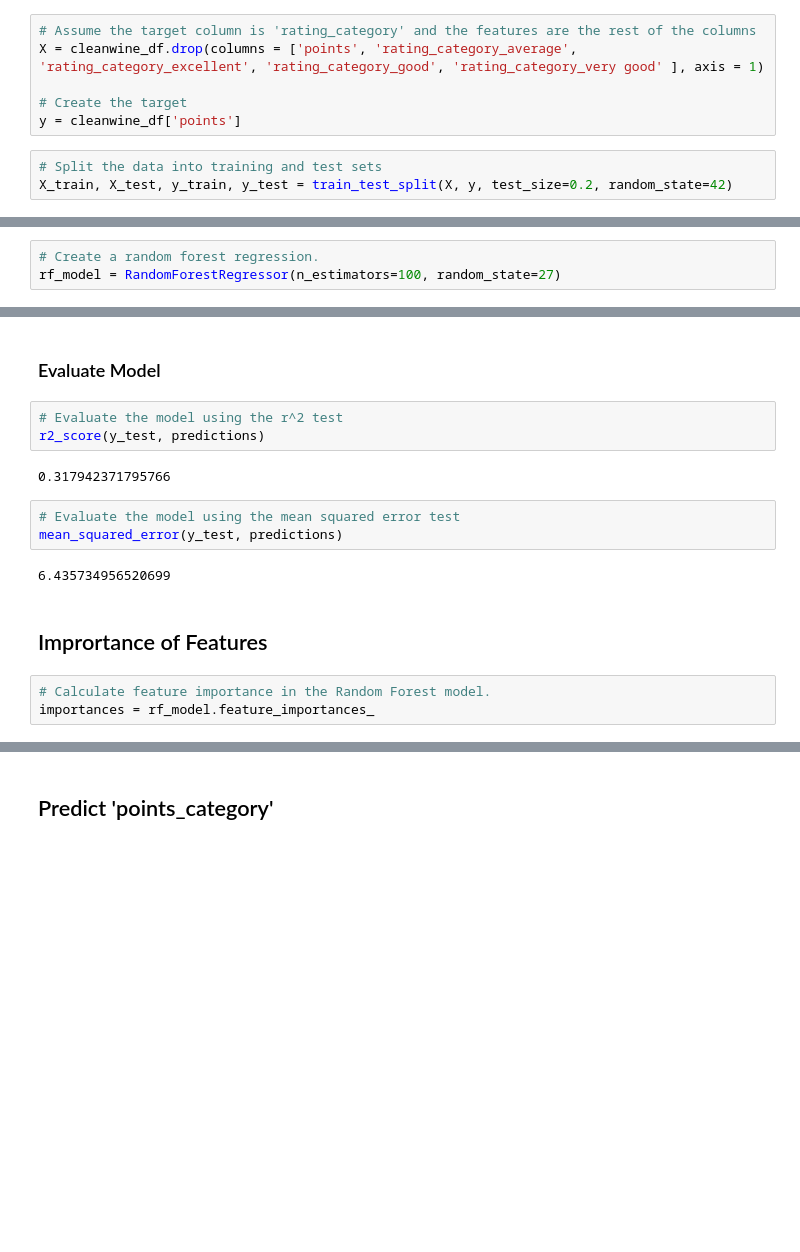
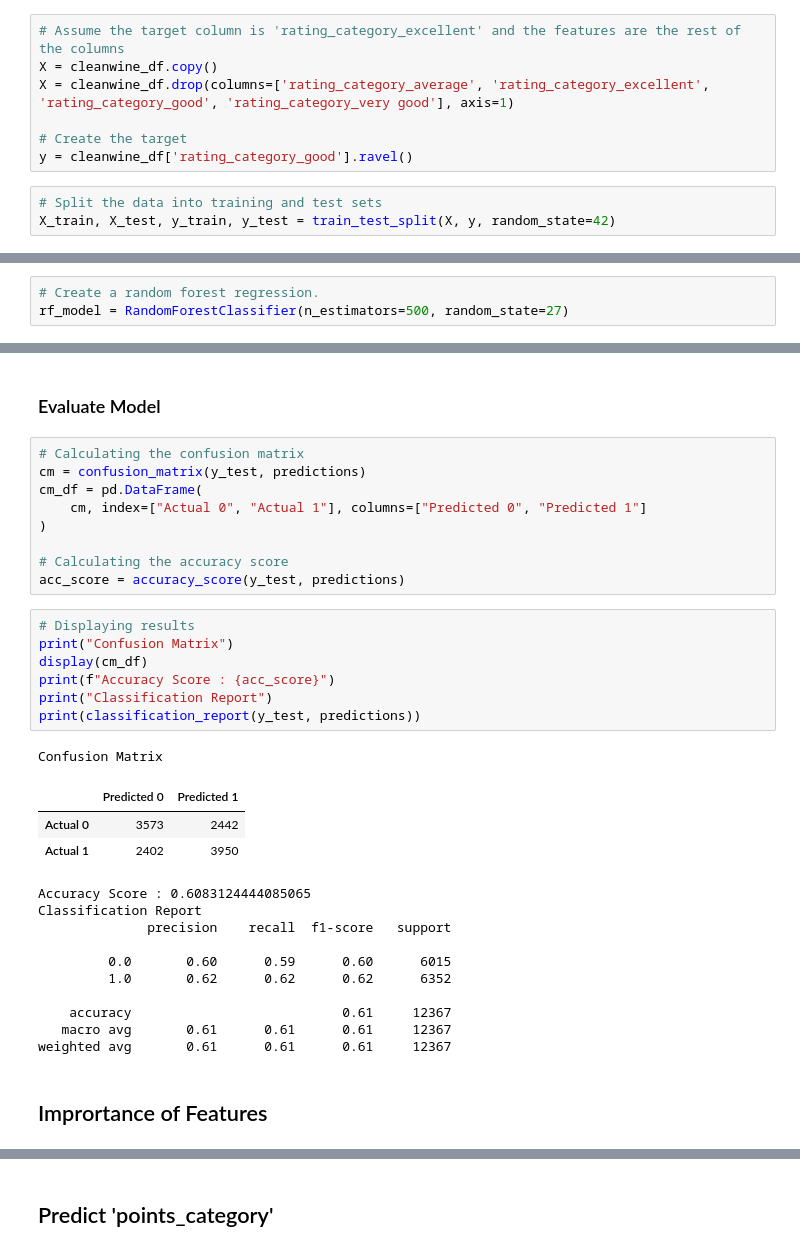
Before and after one commit to ClearSilver06/wine_tasting_extravaganza, a Jupyter notebook: starting_code.ipynb, the cells around one changed output, grey strips where cells are left out. Drawn from its saved outputs; the diff is of its cells as text; blank space fills up the shorter version.

Commit message:
tweaked ml model

```diff
--- a/starting_code.ipynb
+++ b/starting_code.ipynb
@@ -127,14 +133,15 @@ cleanwine_df.head()
 # %% [markdown]
 ## Random Forest Machine Learning
 # %%
-# Assume the target column is 'rating_category' and the features are the rest of the columns
-X = cleanwine_df.drop(columns = ['points', 'rating_category_average', 'rating_category_excellent', 'rating_category_good', 'rating_category_very good' ], axis = 1)
+# Assume the target column is 'rating_category_excellent' and the features are the rest of the columns
+X = cleanwine_df.copy()
+X = cleanwine_df.drop(columns=['rating_category_average', 'rating_category_excellent', 'rating_category_good', 'rating_category_very good'], axis=1)
 
 # Create the target
-y = cleanwine_df['points']
+y = cleanwine_df['rating_category_good'].ravel()
 # %%
 # Split the data into training and test sets
-X_train, X_test, y_train, y_test = train_test_split(X, y, test_size=0.2, random_state=42)
+X_train, X_test, y_train, y_test = train_test_split(X, y, random_state=42)
 # %%
 # Creating a StandardScaler instance.
 scaler = StandardScaler()
@@ -146,7 +153,7 @@ X_train_scaled = X_scaler.transform(X_train)
 X_test_scaled = X_scaler.transform(X_test)
 # %%
 # Create a random forest regression.
-rf_model = RandomForestRegressor(n_estimators=100, random_state=27)
+rf_model = RandomForestClassifier(n_estimators=500, random_state=27)
 # %%
 # Fit the model (this will take a while)
 rf_model = rf_model.fit(X_train_scaled, y_train)
@@ -157,18 +164,36 @@ rf_model = rf_model.fit(X_train_scaled, y_train)
 predictions = rf_model.predict(X_test_scaled)
 # %% [markdown]
 ### Evaluate Model
-# %%
-# Evaluate the model using the r^2 test
-r2_score(y_test, predictions)
-# %% [output]
-0.317942371795766
-# %%
-# Evaluate the model using the mean squared error test
-mean_squared_error(y_test, predictions)
-# %% [output]
-6.435734956520699
+# %%
+# Calculating the confusion matrix
+cm = confusion_matrix(y_test, predictions)
+cm_df = pd.DataFrame(
+    cm, index=["Actual 0", "Actual 1"], columns=["Predicted 0", "Predicted 1"]
+)
+
+# Calculating the accuracy score
+acc_score = accuracy_score(y_test, predictions)
+# %%
+# Displaying results
+print("Confusion Matrix")
+display(cm_df)
+print(f"Accuracy Score : {acc_score}")
+print("Classification Report")
+print(classification_report(y_test, predictions))
+# %% [output]
+Confusion Matrix
+|  | Predicted 0 | Predicted 1 |
+| Actual 0 | 3573 | 2442 |
+| Actual 1 | 2402 | 3950 |
+Accuracy Score : 0.6083124444085065
+Classification Report
+              precision    recall  f1-score   support
+
+         0.0       0.60      0.59      0.60      6015
+         1.0       0.62      0.62      0.62      6352
+
+    accuracy                           0.61     12367
+   macro avg       0.61      0.61      0.61     12367
+weighted avg       0.61      0.61      0.61     12367
 # %% [markdown]
 ## Imprortance of Features
-# %%
-# Calculate feature importance in the Random Forest model.
-importances = rf_model.feature_importances_
```
Also changed, not shown: parts of 10 cells of this notebook, 1 other file.
